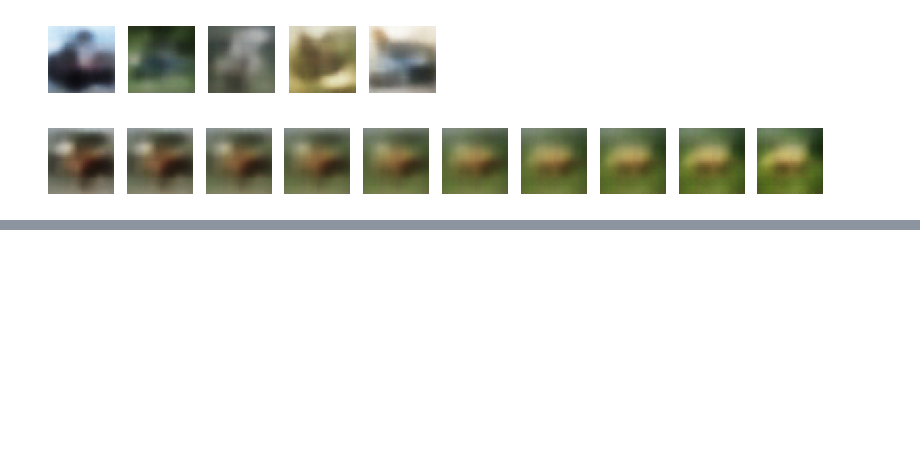
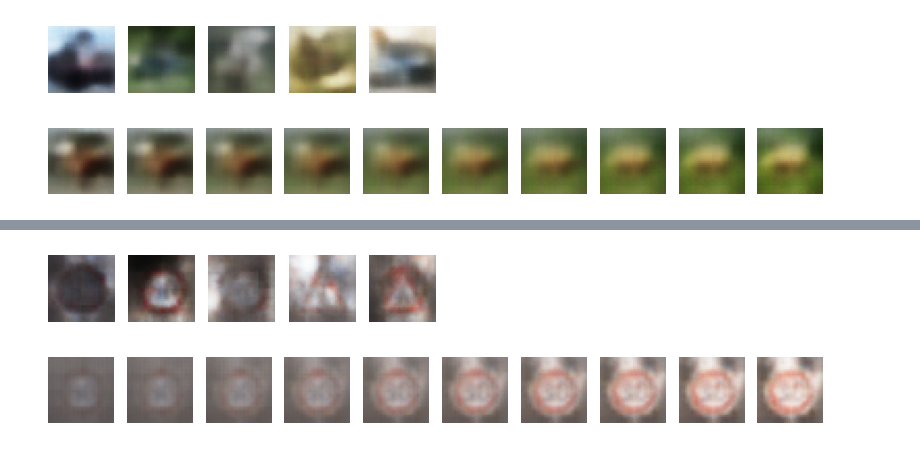
Before and after one commit to Dooober/GenAI-A3, a Jupyter notebook: VAE.ipynb, the cells around one changed output, grey strips where cells are left out. Saved outputs shown, nothing was run; the diff lists cells and outputs as text; code cells hidden in the pictures; blank space fills up the shorter version.

```diff
--- a/VAE.ipynb
+++ b/VAE.ipynb
@@ -194,6 +194,10 @@ interpolate_images(cvae, latent_dim=128, steps=10)
 # %% [output]
 [figure]
 # %%
-# Load Food 101 dataset
-train_dataset = datasets.Food101('./data', split='train', download=True, transform=transform)
+# Load GTSRB dataset
+transform = transforms.Compose([
+    transforms.Resize((32, 32)),
+    transforms.ToTensor()
+])
+train_dataset = datasets.GTSRB('./data', split='train', download=True, transform=transform)
 train_loader = torch.utils.data.DataLoader(train_dataset, batch_size=128, shuffle=True)
@@ -201,0 +204,6 @@ TypeError: Food101.__init__() got an unexpected keyword argument 'train'
+# %%
+cvae_gtsrb = CVAE(latent_dim=128)
+optimizer = optim.Adam(cvae_gtsrb.parameters(), lr=1e-3)
+
+for epoch in range(1, 6):
+    train(cvae_gtsrb, train_loader, optimizer, epoch)
@@ -201,0 +216,21 @@ TypeError: Food101.__init__() got an unexpected keyword argument 'train'
+# %%
+generate_images(cvae_gtsrb, num_images=5, latent_dim=128)
+# %% [output]
+[figure, added]
+# %%
+steps = 10
+z = torch.ones(steps, 128)
+for i, x in enumerate(torch.linspace(0, 1, steps)):
+    z[i] = z[i] * x
+
+with torch.no_grad():  # Turn off gradients for generation
+    # Decode these points to generate images
+    generated_images = cvae_gtsrb.decode(z).cpu()
+
+fig, axs = plt.subplots(1, steps, figsize=(steps, 1.5))
+for i in range(steps):
+    axs[i].imshow(generated_images[i].view(3,32,32).permute(1, 2, 0))
+    axs[i].axis('off')
+plt.show()
+# %% [output]
+[figure, added]
```
Also changed, not shown: parts of 2 cells of this notebook.
